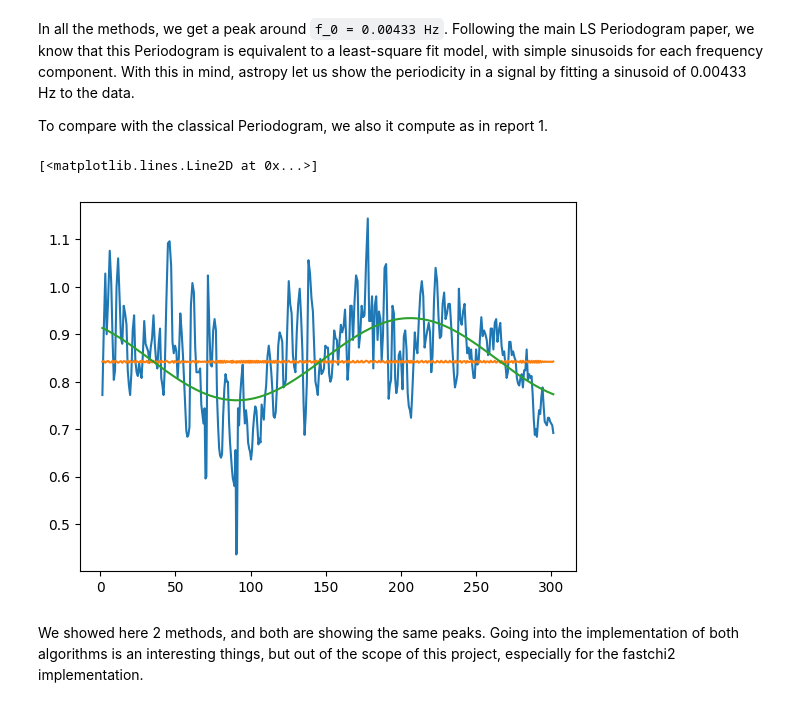
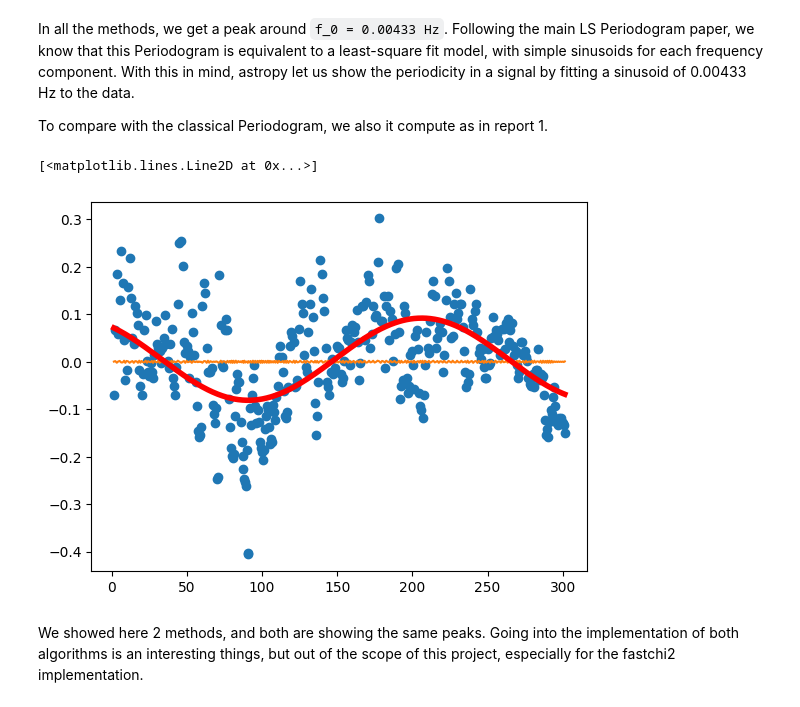
Before and after one commit to RoCKnD79/SSDP-LombScargle, a Jupyter notebook: report_2.ipynb, the cells around one changed output. Drawn from its saved outputs; the diff is of its cells as text; code cells hidden in the pictures.

Commit message:
correct sine plot over data and display RR as scatter

```diff
--- a/report_2.ipynb
+++ b/report_2.ipynb
@@ -251,15 +250,15 @@ To compare with the classical Periodogram, we also it compute as in report 1.
 # %%
 freqs , Sper = ssig.periodogram(RR_signal_2, fs=fs_real, return_onesided=True)
 
 y_psd = LombScargle(time_R_peaks_2[1:], RR_signal_2).model(time_R_peaks_2[1:], freqs[np.argmax(Sper)])
-y_ls = LombScargle(time_R_peaks_2[1:], RR_signal_2).model(time_R_peaks_2[1:], frequency[np.argmax(power)])
+y_ls = LombScargle(time_R_peaks_2[1:], RR_signal_2).model(time_R_peaks_2[1:], frequency_2[np.argmax(power_2)])
 
-plt.plot(time_R_peaks_2[1:], RR_signal_2)
+plt.plot(time_R_peaks_2[1:], RR_signal_2, linestyle="", marker='o')
 plt.plot(time_R_peaks_2[1:], y_psd)
-plt.plot(time_R_peaks_2[1:], y_ls)
+plt.plot(time_R_peaks_2[1:], y_ls, linewidth=4, color='red')
 # %% [output]
 [<matplotlib.lines.Line2D at 0x...>]
-[figure, old version]
+[figure, new version]
 # %% [markdown]
 We showed here 2 methods, and both are showing the same peaks. Going into the implementation of both algorithms is an interesting things, but out of the scope of this project, especially for the fastchi2 implementation.
 # %% [markdown]
```
Also changed, not shown: parts of 3 cells of this notebook.
